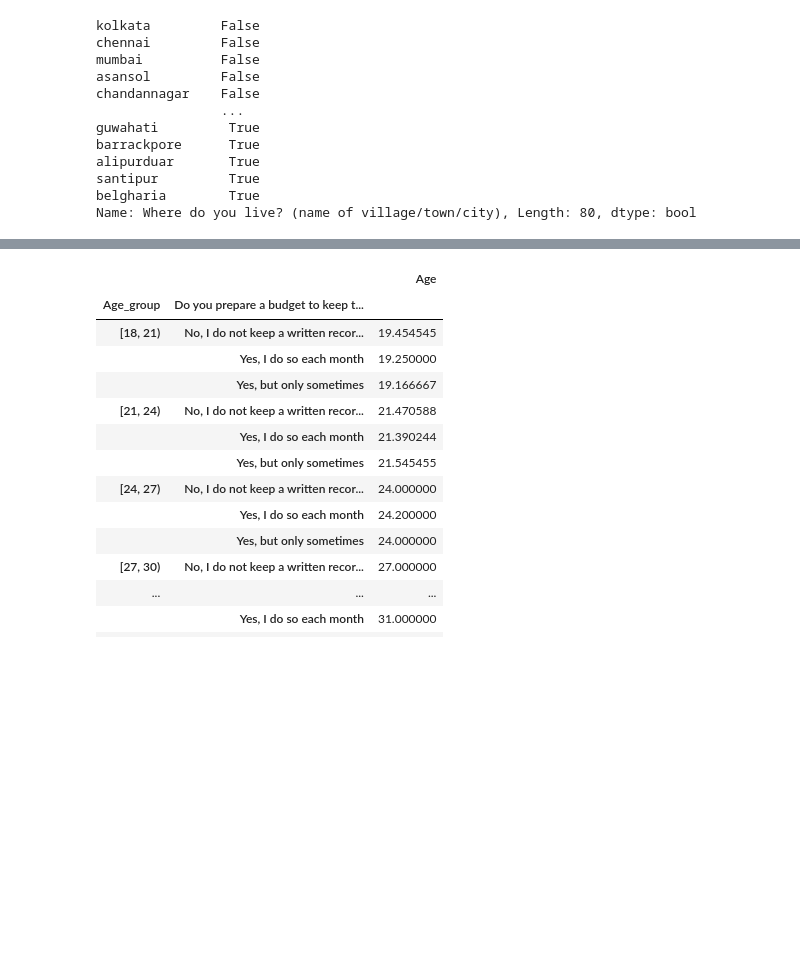
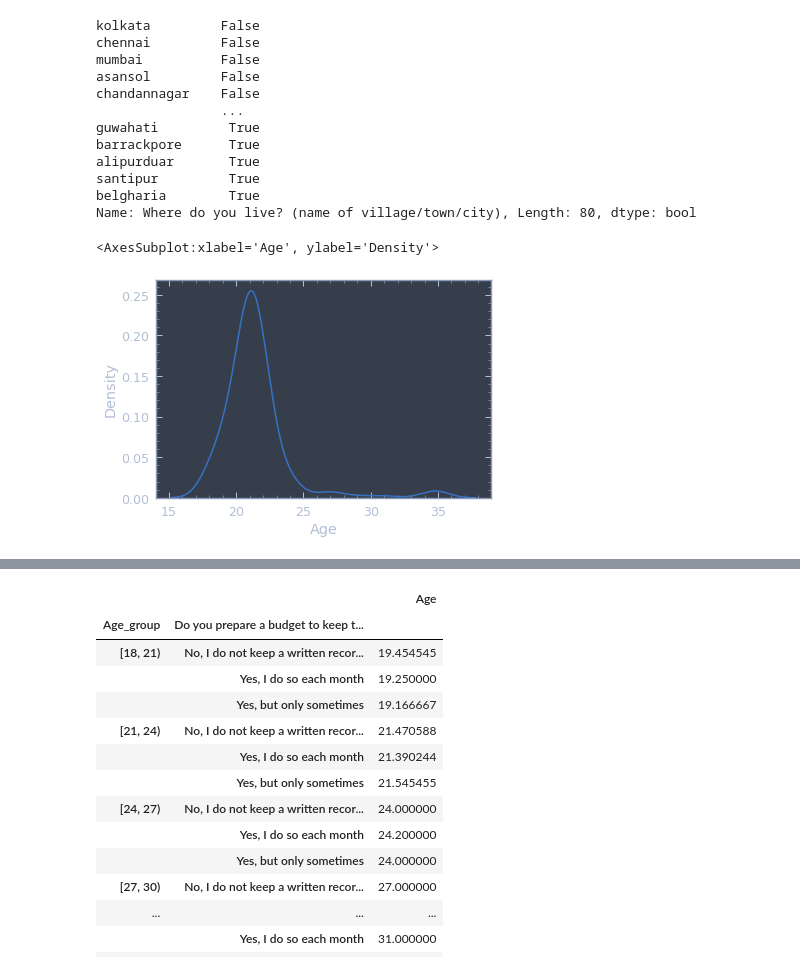
Before and after one commit to Roudranil/Financial-Literacy-project, a Jupyter notebook: eda.ipynb, the cells around one changed output, grey strips where cells are left out. Cells and saved outputs as stored; diff of their text form; code cells hidden in the pictures; blank space fills up the shorter version.

```diff
--- a/eda.ipynb
+++ b/eda.ipynb
@@ -124,4 +116,9 @@ alipurduar       True
 santipur         True
 belgharia        True
 Name: Where do you live? (name of village/town/city), Length: 80, dtype: bool
+# %%
+sns.kdeplot(data.Age)
+# %% [output]
+<AxesSubplot:xlabel='Age', ylabel='Density'>
+[figure, added]
 # %%
```
Also changed, not shown: parts of 10 cells of this notebook, 2 other files.
